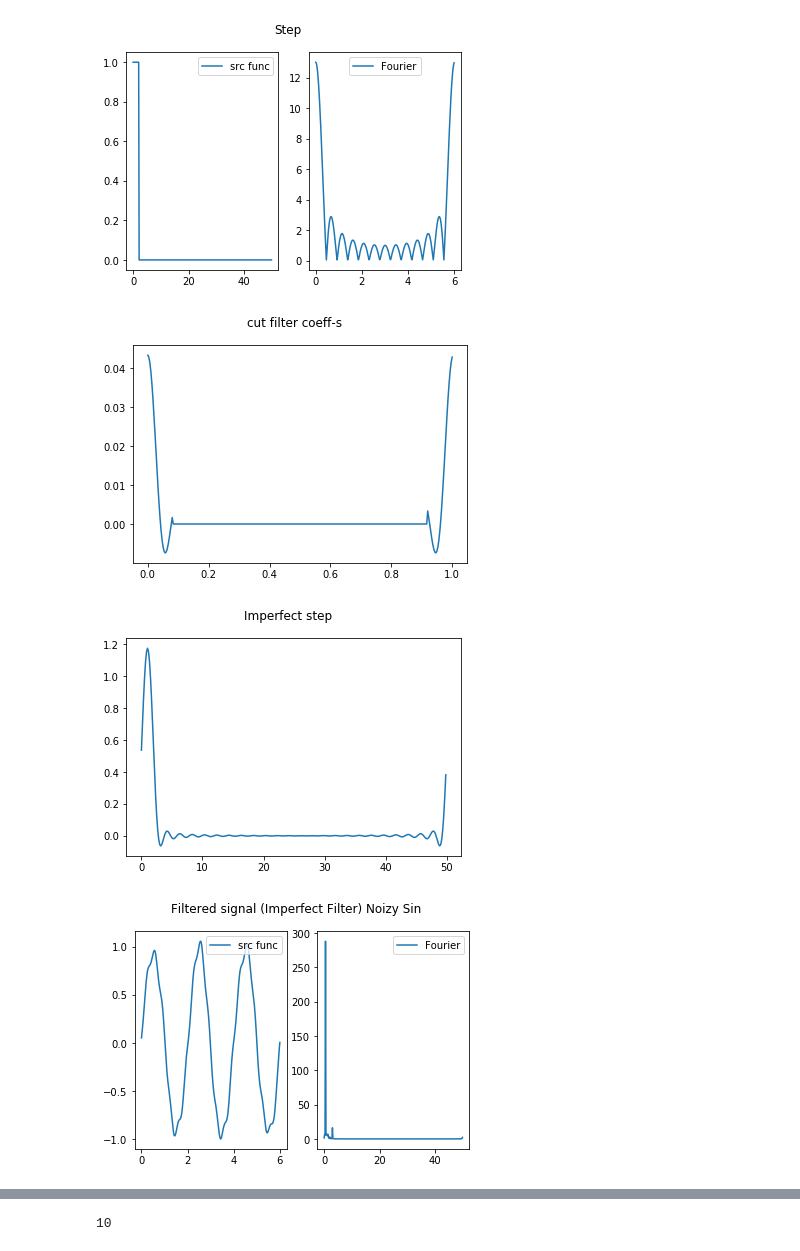
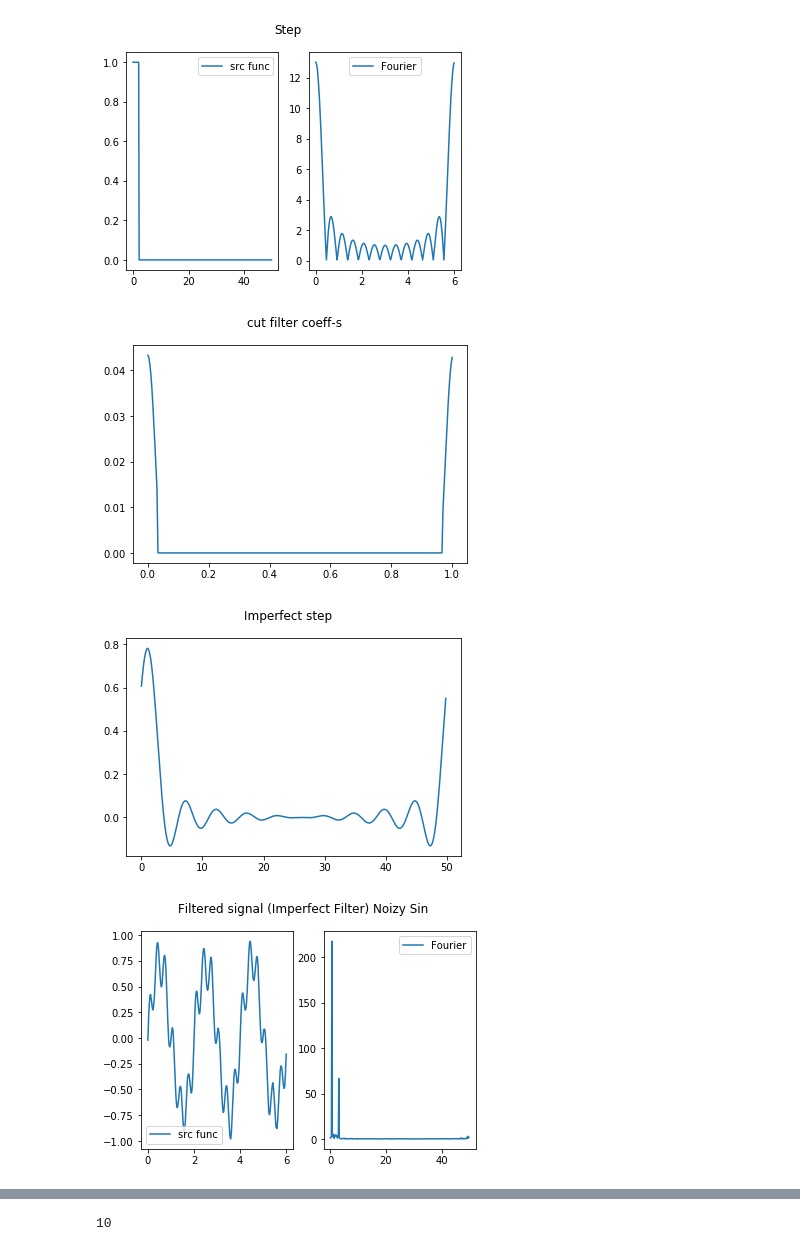
Before and after one commit to PashaIanko/Python, a Jupyter notebook: High Pass Filter/High Pass Filter new try.ipynb, the cells around one changed output, grey strips where cells are left out. Saved outputs shown, nothing was run; the diff lists cells and outputs as text; code cells hidden in the pictures.

```diff
--- a/High Pass Filter/High Pass Filter new try.ipynb
+++ b/High Pass Filter/High Pass Filter new try.ipynb
@@ -469,5 +379,5 @@ sin_Func.reset_x()
 sin_Func.y = np.sin(2*np.pi*f1* sin_Func.x) + np.sin(2*np.pi * f2*sin_Func.x)
 sin_Func.noize(noize_intensity, noize_level)
 
-plot_imperfect_low_pass_filtered(sin_Func, 2, 50, 'Noizy Sin')
+plot_imperfect_low_pass_filtered(sin_Func, 2, 20, 'Noizy Sin')
 # %% [output]
@@ -476,7 +386,7 @@ plot_imperfect_low_pass_filtered(sin_Func, 2, 50, 'Noizy Sin')
 [figure]
-[figure, old version]
+[figure, new version]
-[figure, old version]
+[figure, new version]
-[figure, old version]
+[figure, new version]
 # %%
 # Фильтры Высоких частот
 
```
Also changed, not shown: parts of 10 cells of this notebook, 11 other files.
